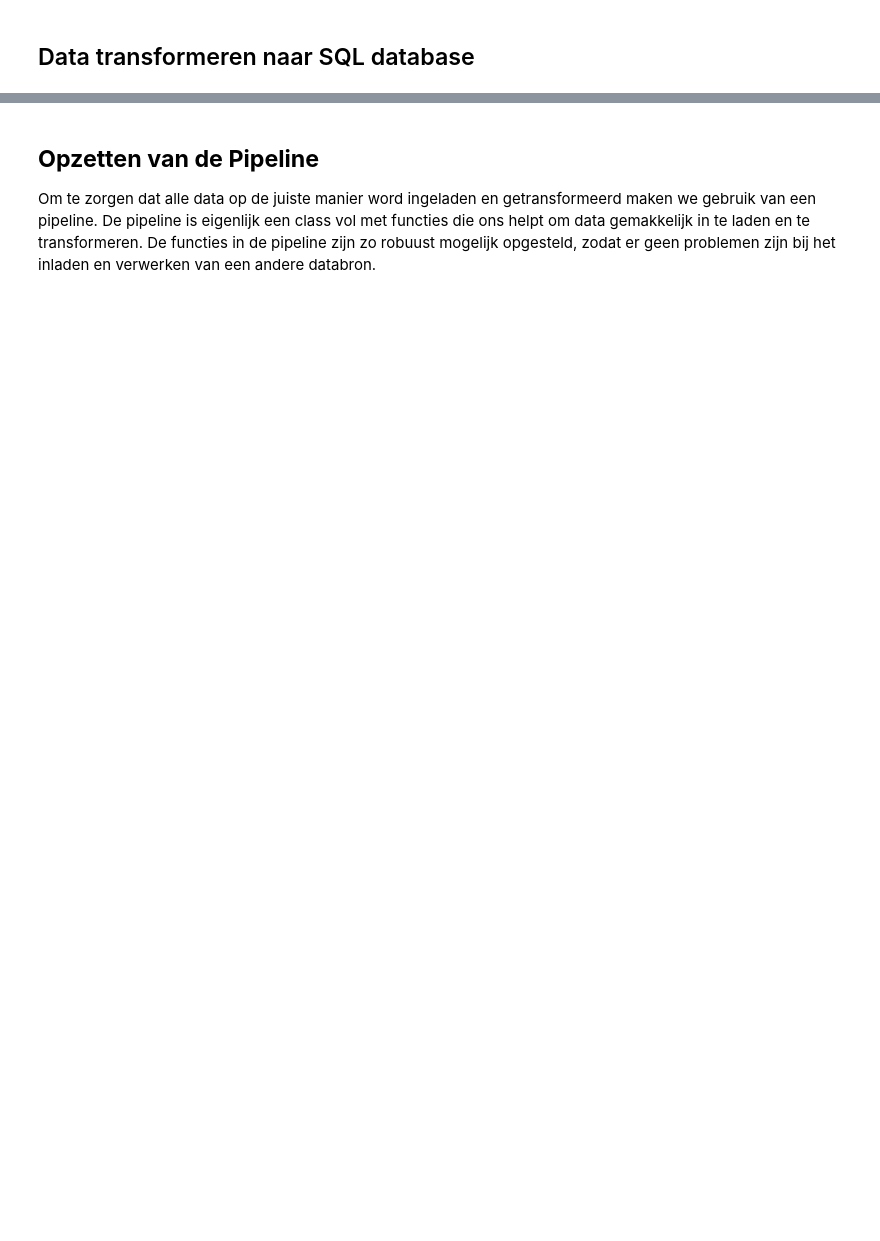
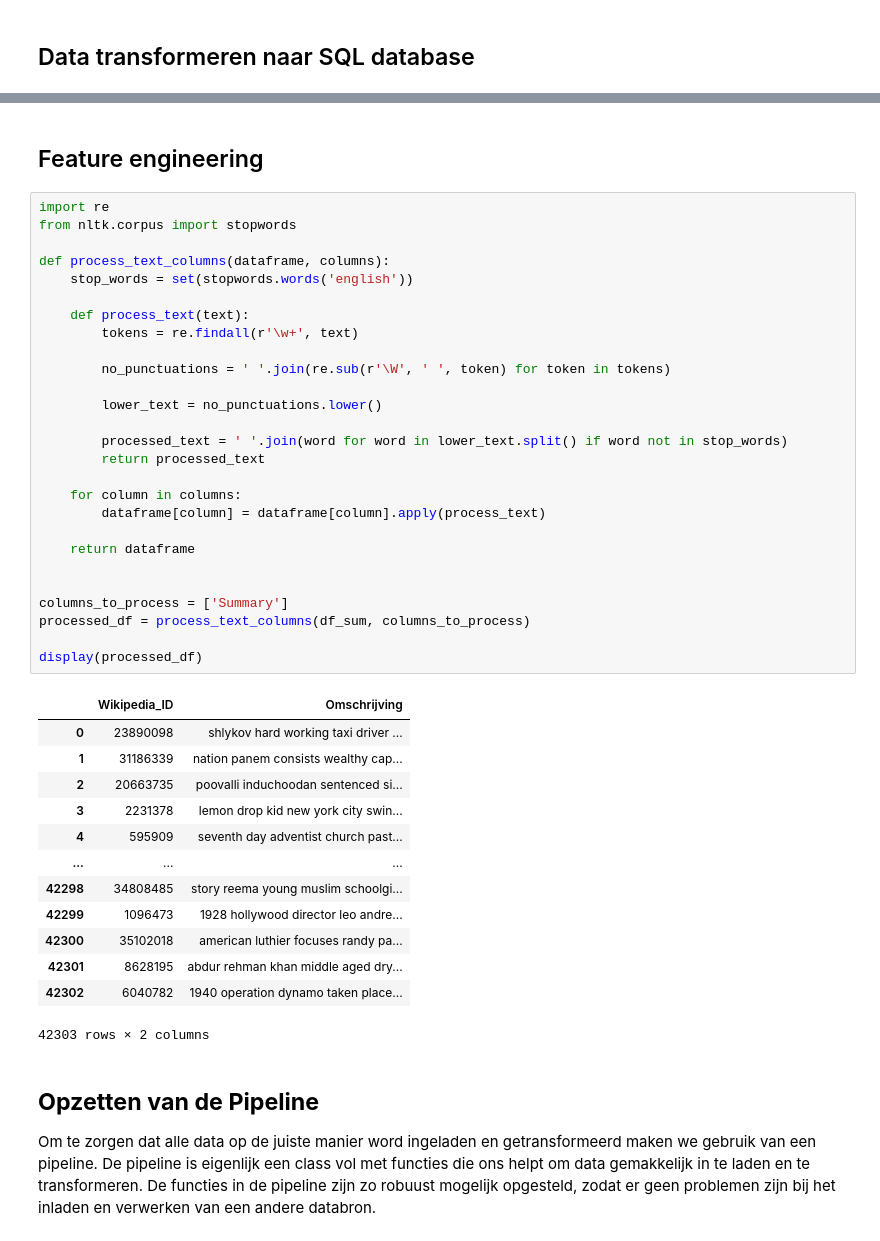
Before and after one commit to BJHeemskerk/Data3, a Jupyter notebook: CineClassify.ipynb, the cells around one changed output, grey strips where cells are left out. Drawn from its saved outputs; the diff is of its cells as text; blank space fills up the shorter version.

```diff
--- a/CineClassify.ipynb
+++ b/CineClassify.ipynb
@@ -334,3 +445,46 @@ conn.close()
+# %% [markdown]
+## Feature engineering
+# %%
+import re
+from nltk.corpus import stopwords
+
+def process_text_columns(dataframe, columns):
+    stop_words = set(stopwords.words('english'))
+
+    def process_text(text):
+        tokens = re.findall(r'\w+', text)
+
+        no_punctuations = ' '.join(re.sub(r'\W', ' ', token) for token in tokens)
+
+        lower_text = no_punctuations.lower()
+
+        processed_text = ' '.join(word for word in lower_text.split() if word not in stop_words)
+        return processed_text
+
+    for column in columns:
+        dataframe[column] = dataframe[column].apply(process_text)
+
+    return dataframe
+
+
+columns_to_process = ['Summary']
+processed_df = process_text_columns(df_sum, columns_to_process)
+
+display(processed_df)
+# %% [output]
+|  | Wikipedia_ID | Omschrijving |
+| 0 | 23890098 | shlykov hard working taxi driver ... |
+| 1 | 31186339 | nation panem consists wealthy cap... |
+| 2 | 20663735 | poovalli induchoodan sentenced si... |
+| 3 | 2231378 | lemon drop kid new york city swin... |
+| 4 | 595909 | seventh day adventist church past... |
+| ... | ... | ... |
+| 42298 | 34808485 | story reema young muslim schoolgi... |
+| 42299 | 1096473 | 1928 hollywood director leo andre... |
+| 42300 | 35102018 | american luthier focuses randy pa... |
+| 42301 | 8628195 | abdur rehman khan middle aged dry... |
+| 42302 | 6040782 | 1940 operation dynamo taken place... |
+42303 rows × 2 columns
 # %% [markdown]
 ## **Opzetten van de Pipeline**
 
```
Also changed, not shown: parts of 12 cells of this notebook, 3 other files.
